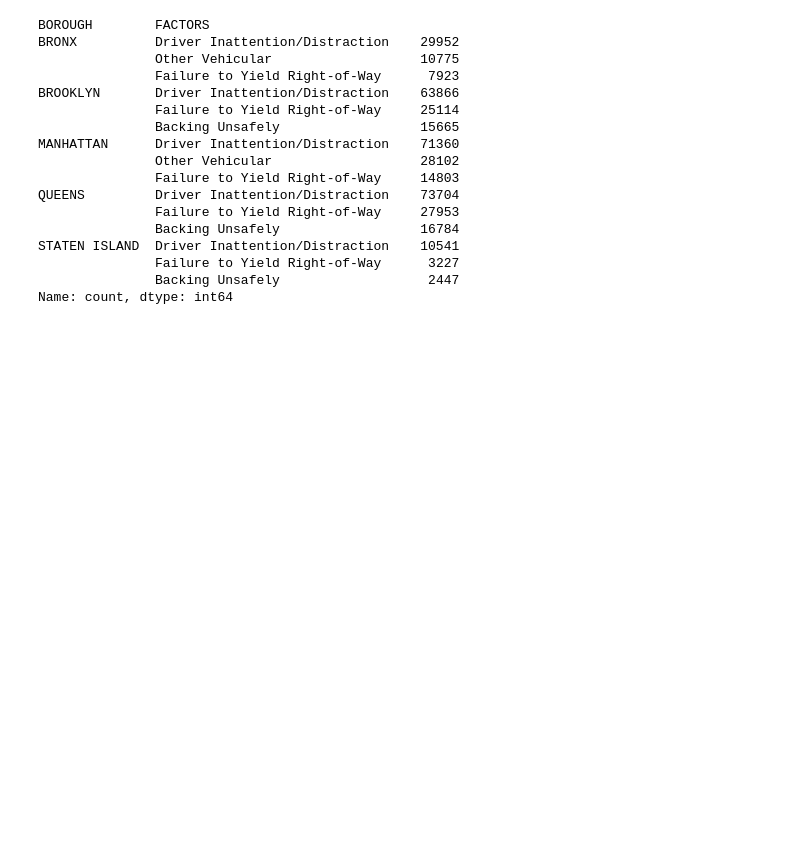
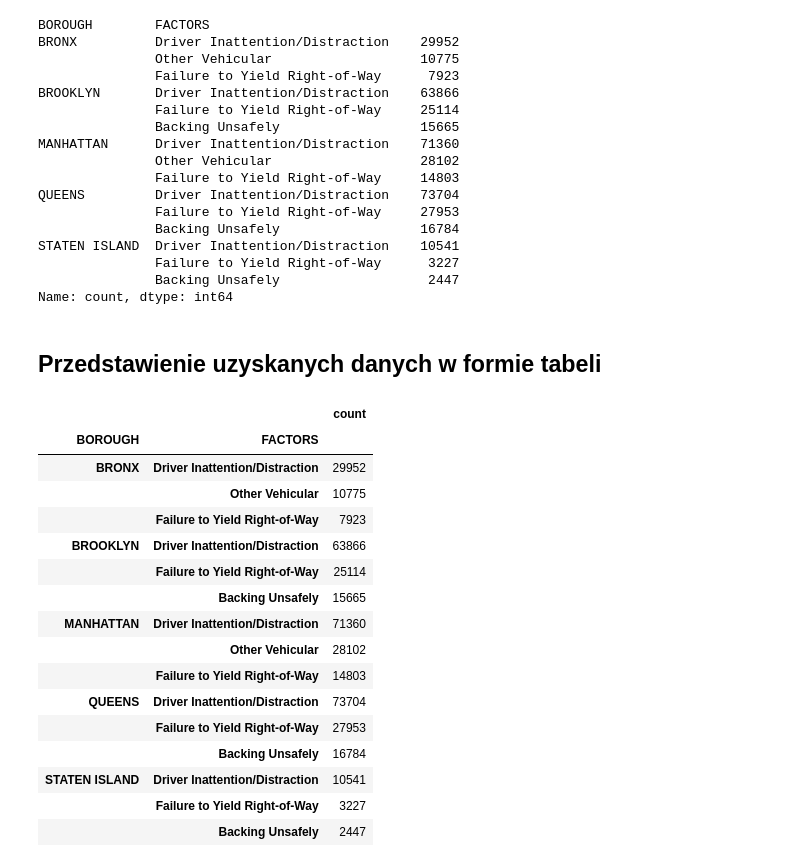
Before and after one commit to AlicjaB90/Projekt_Pandas, a Jupyter notebook: 1. Najniebezpieczniejsze czynniki wypadków w danej dzielnicy NY (wersja 2).ipynb, the cells around one changed output. Drawn from its saved outputs; the diff is of its cells as text; code cells hidden in the pictures; blank space fills up the shorter version.

```diff
--- a/1. Najniebezpieczniejsze czynniki wypadków w danej dzielnicy NY (wersja 2).ipynb
+++ b/1. Najniebezpieczniejsze czynniki wypadków w danej dzielnicy NY (wersja 2).ipynb
@@ -233,3 +203,26 @@ STATEN ISLAND  Driver Inattention/Distraction    10541
                Failure to Yield Right-of-Way      3227
                Backing Unsafely                   2447
 Name: count, dtype: int64
+# %% [markdown]
+## Przedstawienie uzyskanych danych w formie tabeli
+# %%
+top_factors_specified_table=pd.DataFrame(top_factors_specified)
+top_factors_specified_table
+# %% [output]
+|  |  | count |
+| BOROUGH | FACTORS |  |
+| BRONX | Driver Inattention/Distraction | 29952 |
+|  | Other Vehicular | 10775 |
+|  | Failure to Yield Right-of-Way | 7923 |
+| BROOKLYN | Driver Inattention/Distraction | 63866 |
+|  | Failure to Yield Right-of-Way | 25114 |
+|  | Backing Unsafely | 15665 |
+| MANHATTAN | Driver Inattention/Distraction | 71360 |
+|  | Other Vehicular | 28102 |
+|  | Failure to Yield Right-of-Way | 14803 |
+| QUEENS | Driver Inattention/Distraction | 73704 |
+|  | Failure to Yield Right-of-Way | 27953 |
+|  | Backing Unsafely | 16784 |
+| STATEN ISLAND | Driver Inattention/Distraction | 10541 |
+|  | Failure to Yield Right-of-Way | 3227 |
+|  | Backing Unsafely | 2447 |
```
Also changed, not shown: parts of 18 cells of this notebook, 3 other files.
